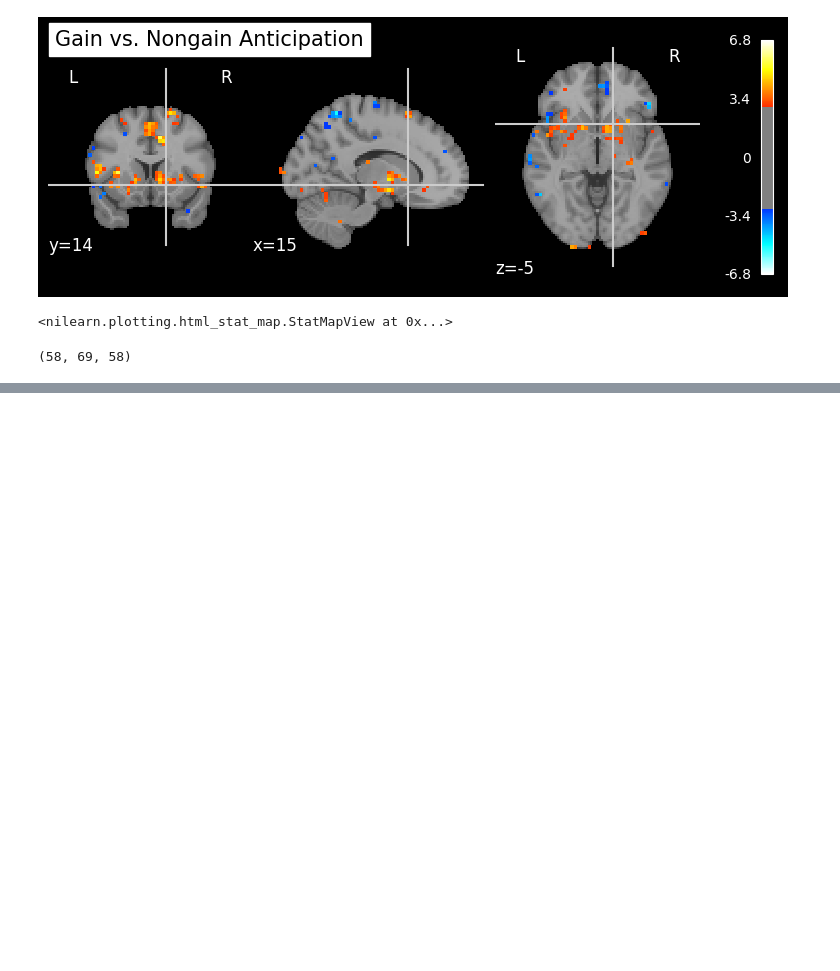
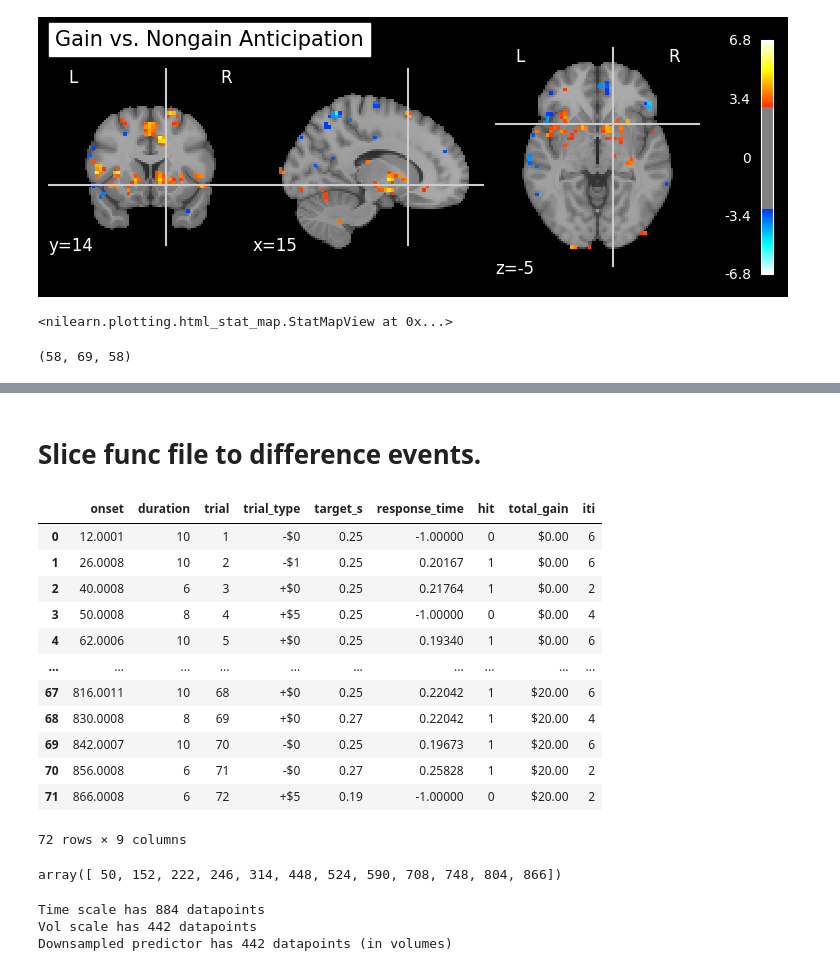
Before and after one commit to LuisA00/Analysis_Playground, a Jupyter notebook: Monetary_Incentive_Delay_fMRI/SingleParticipant_GLM_ROI_PPI_Analyses.ipynb, the cells around one changed output, grey strips where cells are left out. Drawn from its saved outputs; the diff is of its cells as text; code cells hidden in the pictures; blank space fills up the shorter version.

Commit message:
Working on ROI time-course analysis.

```diff
--- a/Monetary_Incentive_Delay_fMRI/SingleParticipant_GLM_ROI_PPI_Analyses.ipynb
+++ b/Monetary_Incentive_Delay_fMRI/SingleParticipant_GLM_ROI_PPI_Analyses.ipynb
@@ -110,6 +114,7 @@ print("File of fist run 1 has shape: %s" % str(func_data.shape))
 
 n_vols = func_data.shape[3]
 TR = 2
+n_timepoints = n_vols*TR
 # %% [output]
 * deprecated from version: 3.0
 * Will raise <class 'nibabel.deprecator.ExpiredDeprecationError'> as of version: 5.0
@@ -223,0 +253,44 @@ fmri_glm.generate_report(contrasts=anticipation_gain_contrast)
+# %% [markdown]
+# Slice func file to difference events.
+# %%
+n_timepoints
+run1_events_raw[0:72]
+# %% [output]
+|  | onset | duration | trial | trial_type | target_s | response_time | hit | total_gain | iti |
+| 0 | 12.0001 | 10 | 1 | -$0 | 0.25 | -1.00000 | 0 | $0.00 | 6 |
+| 1 | 26.0008 | 10 | 2 | -$1 | 0.25 | 0.20167 | 1 | $0.00 | 6 |
+| 2 | 40.0008 | 6 | 3 | +$0 | 0.25 | 0.21764 | 1 | $0.00 | 2 |
+| 3 | 50.0008 | 8 | 4 | +$5 | 0.25 | -1.00000 | 0 | $0.00 | 4 |
+| 4 | 62.0006 | 10 | 5 | +$0 | 0.25 | 0.19340 | 1 | $0.00 | 6 |
+| ... | ... | ... | ... | ... | ... | ... | ... | ... | ... |
+| 67 | 816.0011 | 10 | 68 | +$0 | 0.25 | 0.22042 | 1 | $20.00 | 6 |
+| 68 | 830.0008 | 8 | 69 | +$0 | 0.27 | 0.22042 | 1 | $20.00 | 4 |
+| 69 | 842.0007 | 10 | 70 | -$0 | 0.25 | 0.19673 | 1 | $20.00 | 6 |
+| 70 | 856.0008 | 6 | 71 | -$0 | 0.27 | 0.25828 | 1 | $20.00 | 2 |
+| 71 | 866.0008 | 6 | 72 | +$5 | 0.19 | -1.00000 | 0 | $20.00 | 2 |
+72 rows × 9 columns
+# %%
+large_gain_onsets = np.array(run1_events[run1_events["trial_type"] == "large_gain"]["onset"]).astype(int)
+large_gain_onsets
+# %% [output]
+array([ 50, 152, 222, 246, 314, 448, 524, 590, 708, 748, 804, 866])
+# %%
+from scipy.interpolate import interp1d
+# Down-sample predictors to get vol onsets.
+
+time_scale = np.arange(0, n_timepoints, 1)
+large_gain_time_onsets = np.zeros(n_timepoints)
+large_gain_time_onsets[large_gain_onsets] = 1
+
+print("Time scale has %i datapoints" % time_scale.size)
+resampler = interp1d(time_scale, large_gain_time_onsets)
+
+vol_scale = np.arange(0, n_timepoints, TR)
+print("Vol scale has %i datapoints" % vol_scale.size)
+large_gain_vol_onsets = resampler(vol_scale)
+
+print("Downsampled predictor has %i datapoints (in volumes)" % large_gain_vol_onsets.size)
+# %% [output]
+Time scale has 884 datapoints
+Vol scale has 442 datapoints
+Downsampled predictor has 442 datapoints (in volumes)
```
Also changed, not shown: parts of 13 cells of this notebook, 2 other files.
